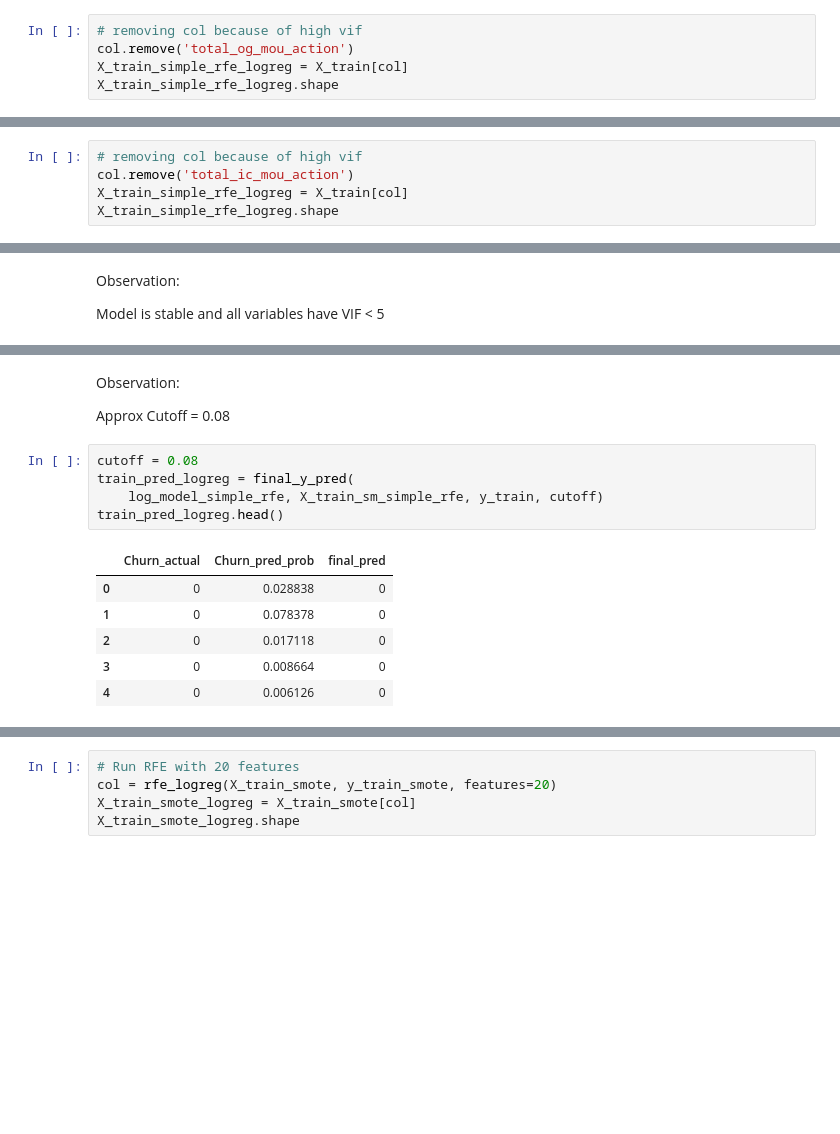
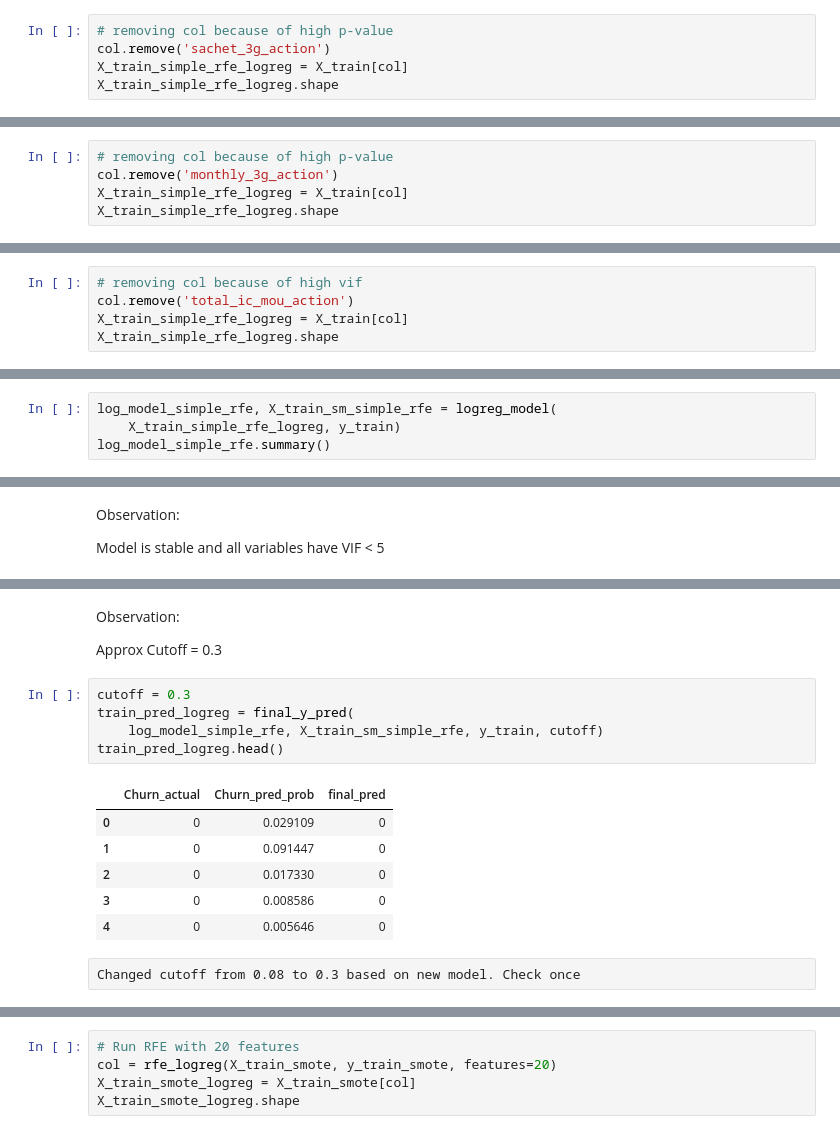
Before and after one commit to sandeshsk12/telecom_churn, a Jupyter notebook: Telecom churn data _ Submitted by Sandesh Kandagal and Neelima Boddapati.ipynb, the cells around one changed output, grey strips where cells are left out. Drawn from its saved outputs; the diff is of its cells as text; blank space fills up the shorter version.

```diff
--- a/Telecom churn data _ Submitted by Sandesh Kandagal and Neelima Boddapati.ipynb
+++ b/Telecom churn data _ Submitted by Sandesh Kandagal and Neelima Boddapati.ipynb
@@ -1654,6 +1251,6 @@ vif_simple_rfe_logreg
 # %%
-# removing col because of high vif
-col.remove('total_og_mou_action')
+# removing col because of high p-value
+col.remove('sachet_3g_action')
 X_train_simple_rfe_logreg = X_train[col]
 X_train_simple_rfe_logreg.shape
 # %% [output]
@@ -1714,6 +1311,6 @@ vif_simple_rfe_logreg
 # %%
-# removing col because of high vif
-col.remove('total_ic_mou_action')
+# removing col because of high p-value
+col.remove('monthly_3g_action')
 X_train_simple_rfe_logreg = X_train[col]
 X_train_simple_rfe_logreg.shape
 # %% [output]
@@ -1772,0 +1429,5 @@ vif_simple_rfe_logreg
+# %%
+# removing col because of high vif
+col.remove('total_ic_mou_action')
+X_train_simple_rfe_logreg = X_train[col]
+X_train_simple_rfe_logreg.shape
@@ -1772,0 +1436,4 @@ vif_simple_rfe_logreg
+# %%
+log_model_simple_rfe, X_train_sm_simple_rfe = logreg_model(
+    X_train_simple_rfe_logreg, y_train)
+log_model_simple_rfe.summary()
@@ -1782,19 +1494,21 @@ y_train_pred = log_metrics(
 # %% [markdown]
 Observation:
 
-Approx Cutoff = 0.08
+Approx Cutoff = 0.3
 # %%
-cutoff = 0.08
+cutoff = 0.3
 train_pred_logreg = final_y_pred(
     log_model_simple_rfe, X_train_sm_simple_rfe, y_train, cutoff)
 train_pred_logreg.head()
 # %% [output]
 |  | Churn_actual | Churn_pred_prob | final_pred |
-| 0 | 0 | 0.028838 | 0 |
-| 1 | 0 | 0.078378 | 0 |
-| 2 | 0 | 0.017118 | 0 |
-| 3 | 0 | 0.008664 | 0 |
-| 4 | 0 | 0.006126 | 0 |
+| 0 | 0 | 0.029109 | 0 |
+| 1 | 0 | 0.091447 | 0 |
+| 2 | 0 | 0.017330 | 0 |
+| 3 | 0 | 0.008586 | 0 |
+| 4 | 0 | 0.005646 | 0 |
+# %% [raw]
+Changed cutoff from 0.08 to 0.3 based on new model. Check once
 # %%
 model_eval(y_train, train_pred_logreg['final_pred'])
 # %% [output]
```
Also changed, not shown: parts of 203 cells of this notebook.
